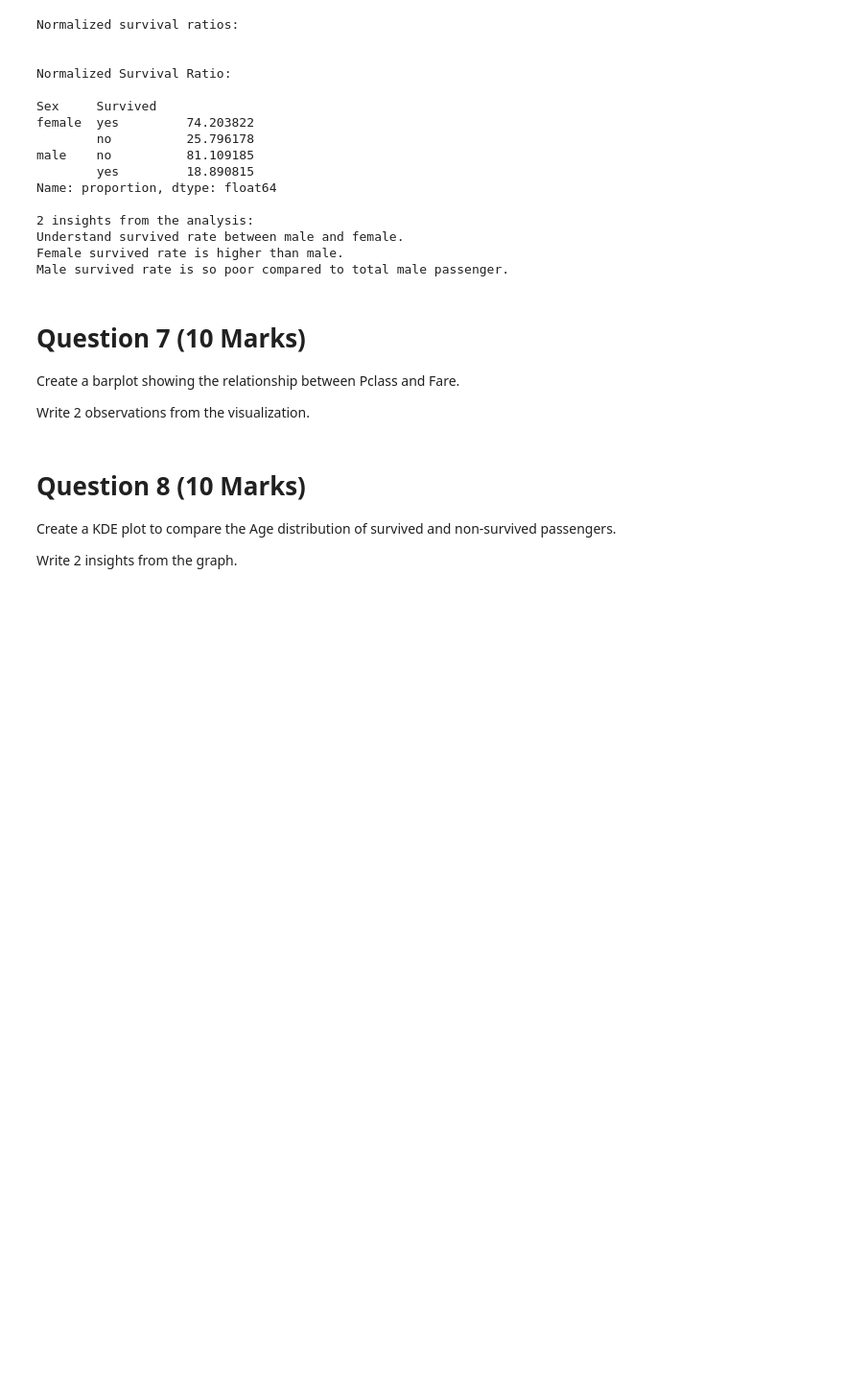
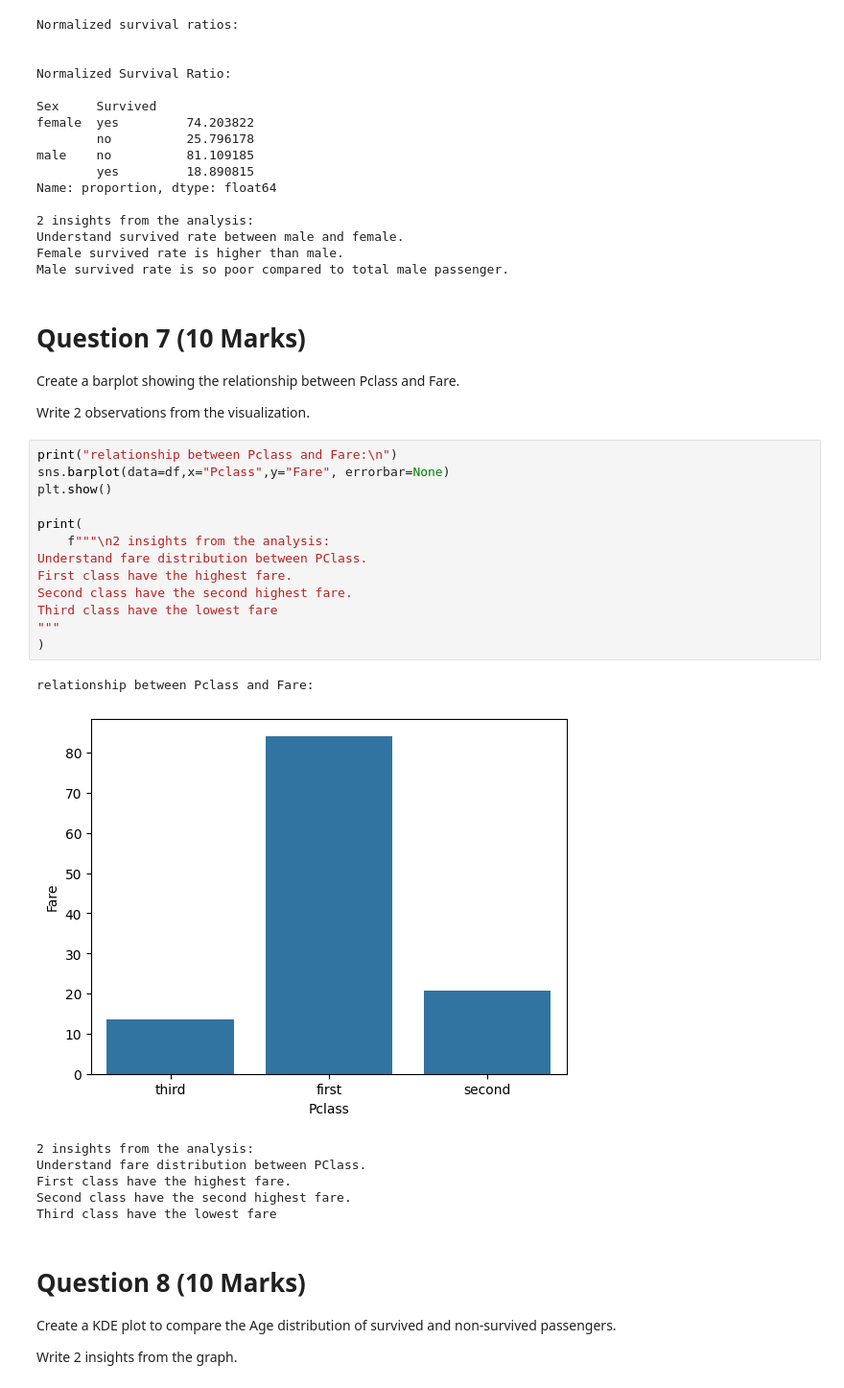
Before and after one commit to RiazullJannat/ML, a Jupyter notebook: ML_Assignment_01.ipynb, the cells around one changed output. Shown at 96% size. Cells and saved outputs as stored; diff of their text form; blank space fills up the shorter version.

```diff
--- a/ML_Assignment_01.ipynb
+++ b/ML_Assignment_01.ipynb
@@ -222,6 +222,27 @@ Male survived rate is so poor compared to total male passenger.
 Create a barplot showing the relationship between Pclass and Fare.
 
 Write 2 observations from the visualization.
+# %%
+print("relationship between Pclass and Fare:\n")
+sns.barplot(data=df,x="Pclass",y="Fare", errorbar=None)
+plt.show()
+
+print(
+    f"""\n2 insights from the analysis:
+Understand fare distribution between PClass.
+First class have the highest fare.
+Second class have the second highest fare.
+Third class have the lowest fare
+"""
+)
+# %% [output]
+relationship between Pclass and Fare:
+[figure, added]
+2 insights from the analysis:
+Understand fare distribution between PClass.
+First class have the highest fare.
+Second class have the second highest fare.
+Third class have the lowest fare
 # %% [markdown]
 # Question 8 (10 Marks)
 
```
